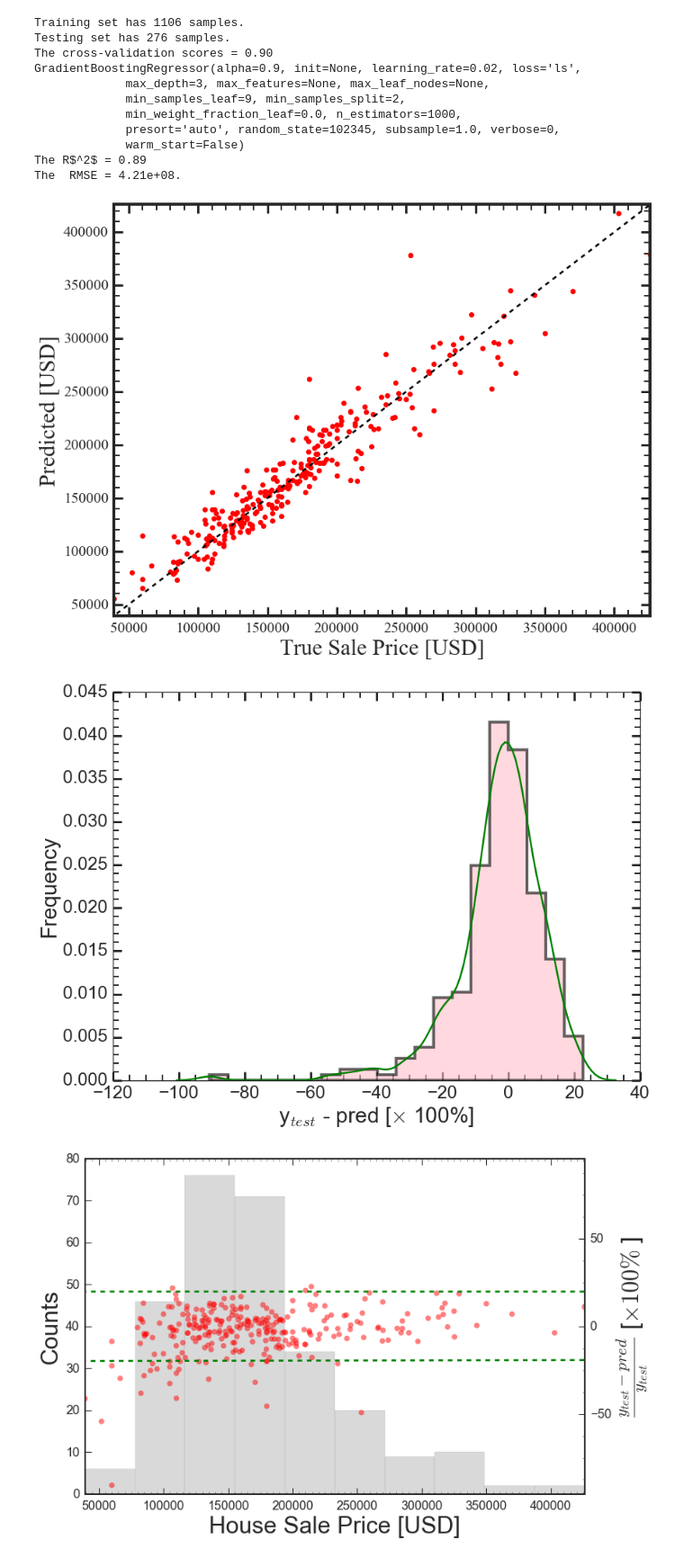
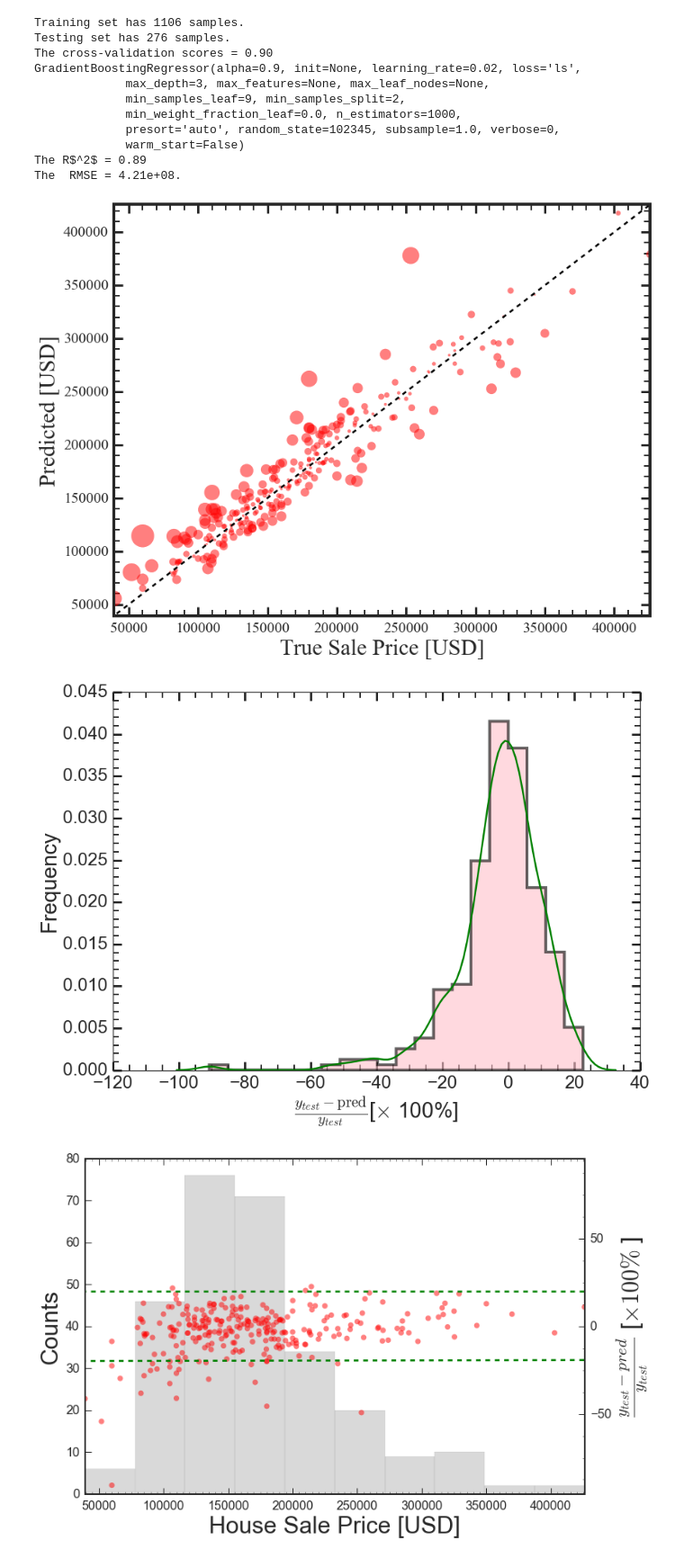
Before and after one commit to gmsardane/Predicting-Ames-Housing-Prices, a Jupyter notebook: Predicting Ames Housing Prices.ipynb, the cells around one changed output. Shown at 90% size. Cells and saved outputs as stored; diff of their text form; code cells hidden in the pictures.

```diff
--- a/Predicting Ames Housing Prices.ipynb
+++ b/Predicting Ames Housing Prices.ipynb
@@ -662,7 +653,8 @@ GradientBoostingRegressor(alpha=0.9, init=None, learning_rate=0.02, loss='ls',
 The R$^2$ = 0.89
 The  RMSE = 4.21e+08.
 # %%
-plt.plot(y_test, pred, 'ro');
+
+plt.scatter(y_test, pred, alpha = 0.5, s = 1000*np.abs(y_test-pred)/y_test, color = 'red')
 plt.xlabel("True Sale Price [USD]", fontsize = 30);
 plt.ylabel(r"Predicted [USD]", fontsize = 30);
 plt.minorticks_on()
@@ -674,28 +666,27 @@ plt.xlim(min([min(y_test), min(pred)]), max([max(y_test), max(pred)]))
 plt.ylim(min([min(y_test), min(pred)]), max([max(y_test), max(pred)]))
 plt.xticks(fontsize=20)
 plt.yticks(fontsize=20)
-
 plt.savefig("FinalModel_linear.pdf")
 # %% [output]
-[figure, old version]
+[figure, new version]
 # %%
 sns.set_style("ticks", {"xtick.major.size": 8, "ytick.major.size": 8})
 sns.set_style({"xtick.direction": "in","ytick.direction": "in"})
 diff = (y_test - pred)/y_test*100.
 sns.distplot(diff, bins=20, color='g', hist_kws={"histtype": "stepfilled", "linewidth": 4,
                                                     "alpha": 0.60, "color": "pink"});
-plt.xlabel(r"y$_{test}$ - pred [$ \times $ 100%]", fontsize = 30);
+plt.xlabel(r"$\frac{y_{test} - \mathrm{pred} }{y_{test}}$" + r"[$ \times $ 100%]", fontsize = 30);
 plt.ylabel(r"Frequency", fontsize = 30);
 plt.minorticks_on()
 plt.tight_layout()
 plt.xticks(fontsize=25)
 plt.yticks(fontsize=25)
 
 plt.tick_params('both', length=8, width=2, which='minor');
 plt.tick_params('both', length=12, width=3, which='major');
 plt.savefig('FinalDiffDist_linear.pdf')
 # %% [output]
-[figure, old version]
+[figure, new version]
 # %%
 #SECONDARY AXIS WITH COLOR BAR
 
```
Also changed, not shown: parts of 21 cells of this notebook.
